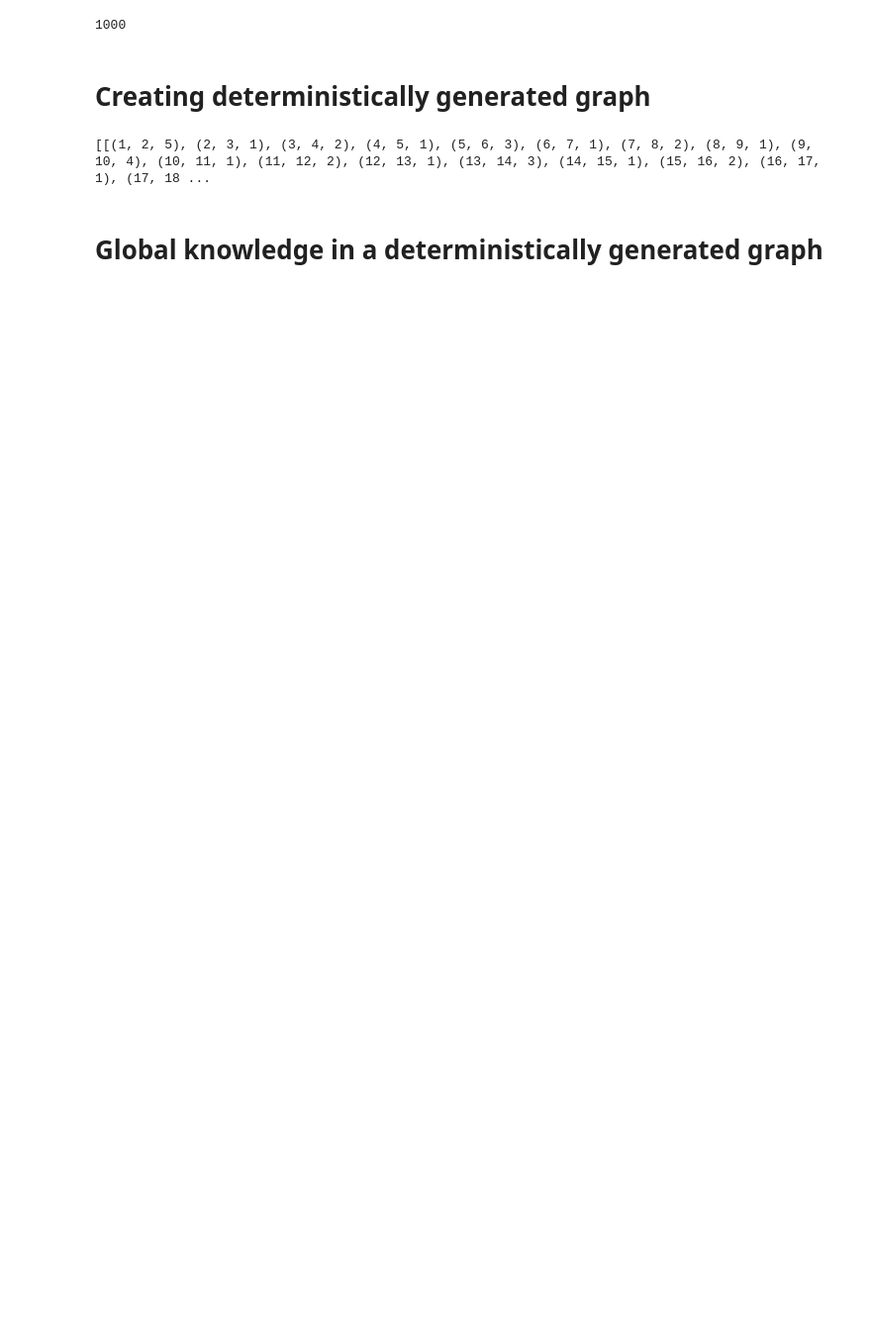
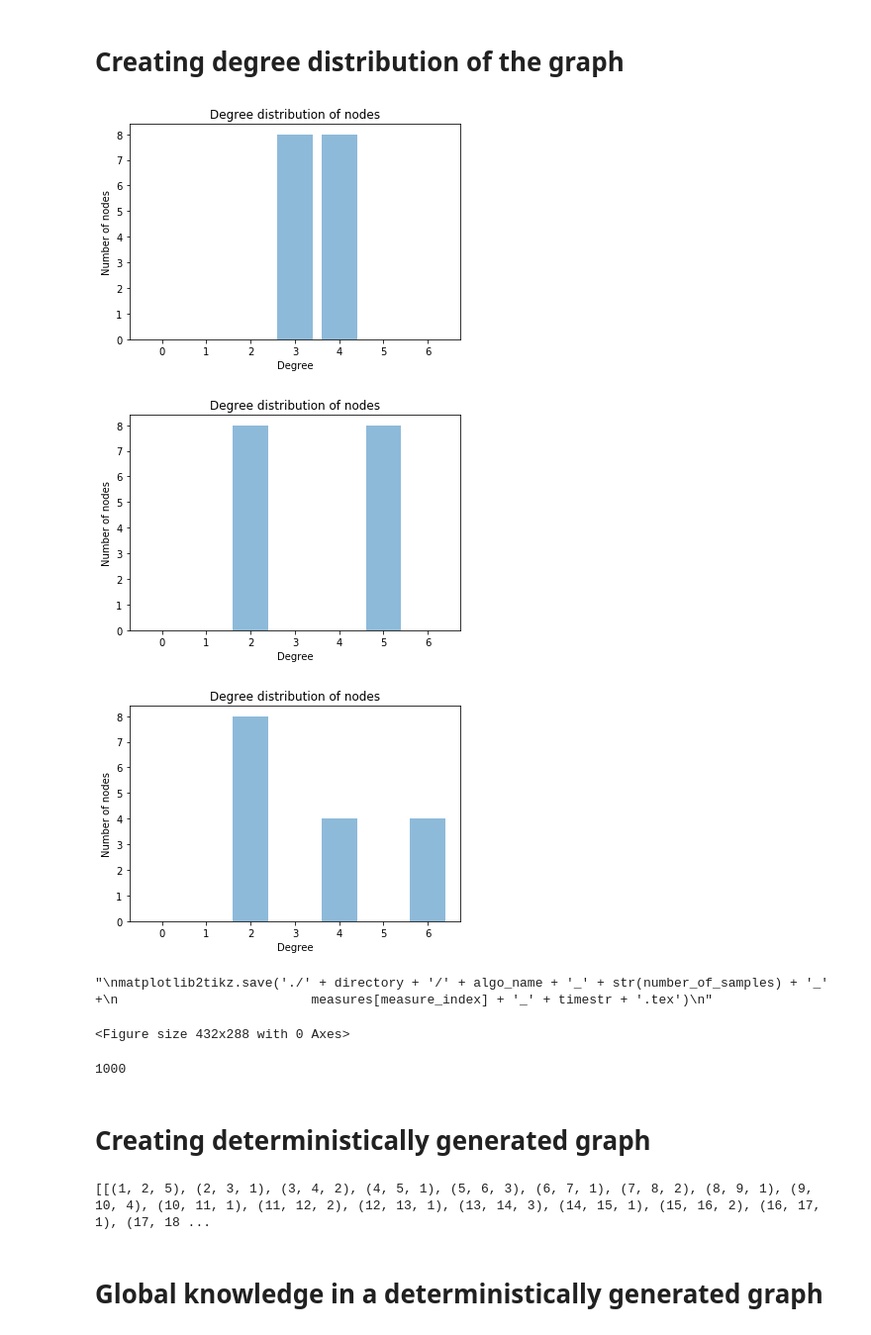
Before and after one commit to antalszava/quantum_network_routing, a Jupyter notebook: notebooks/deterministic_graph.ipynb, the cells around one changed output. Shown at 99% size. Cells and saved outputs as stored; diff of their text form; code cells hidden in the pictures; blank space fills up the shorter version.

```diff
--- a/notebooks/deterministic_graph.ipynb
+++ b/notebooks/deterministic_graph.ipynb
@@ -13,3 +37,45 @@ Import the helper functions: map_tuple, mean
+# %% [markdown]
+# Creating degree distribution of the graph
+# %%
+import matplotlib2tikz
+for dth in range(0, 3):
+    degrees = {}
+    threshold = 2 ** dth
+    factory = graph_edge_factory.GraphEdgesFactory(number_of_nodes=16, distance_threshold=threshold, max_threshold=2**2)
+    graph_edges = factory.generate_deterministic_graph_edges(factory.deterministic_link)
+    for (x,y,z) in graph_edges:
+        add_tuple_to_dictionary(degrees, (x, z))
+        add_tuple_to_dictionary(degrees, (y, z))
+    #print(degrees)
+    #print(sum(degrees.values()))
+
+    objects = range(7)
+    y_pos = np.arange(len(objects))
+    values = list(degrees.values())
+    performance = [values.count(x) for x in objects]
+
+    plt.bar(y_pos, performance, align='center', alpha=0.5)
+    #plt.xticks(y_pos[4::5], objects[4::5])
+    #plt.yticks(range(9))
+    plt.xlabel('Degree')
+    plt.ylabel('Number of nodes')
+    plt.title('Degree distribution of nodes')
+    directory = '/home/antal/Documents/eit/thesis/documentation/plots'
+    matplotlib2tikz.save(directory + '/number_of_nodes_per_degree_' + str(threshold) + '.tex')
+    plt.show()
+    plt.clf()
+
+
+'''
+matplotlib2tikz.save('./' + directory + '/' + algo_name + '_' + str(number_of_samples) + '_' +
+                         measures[measure_index] + '_' + timestr + '.tex')
+'''
+# %% [output]
+[figure, added]
+[figure, added]
+[figure, added]
+"\nmatplotlib2tikz.save('./' + directory + '/' + algo_name + '_' + str(number_of_samples) + '_' +\n                         measures[measure_index] + '_' + timestr + '.tex')\n"
+<Figure size 432x288 with 0 Axes>
 # %%
 print(Settings().number_of_samples)
 # %% [output]
```
Also changed, not shown: parts of 27 cells of this notebook, 13 other files.
